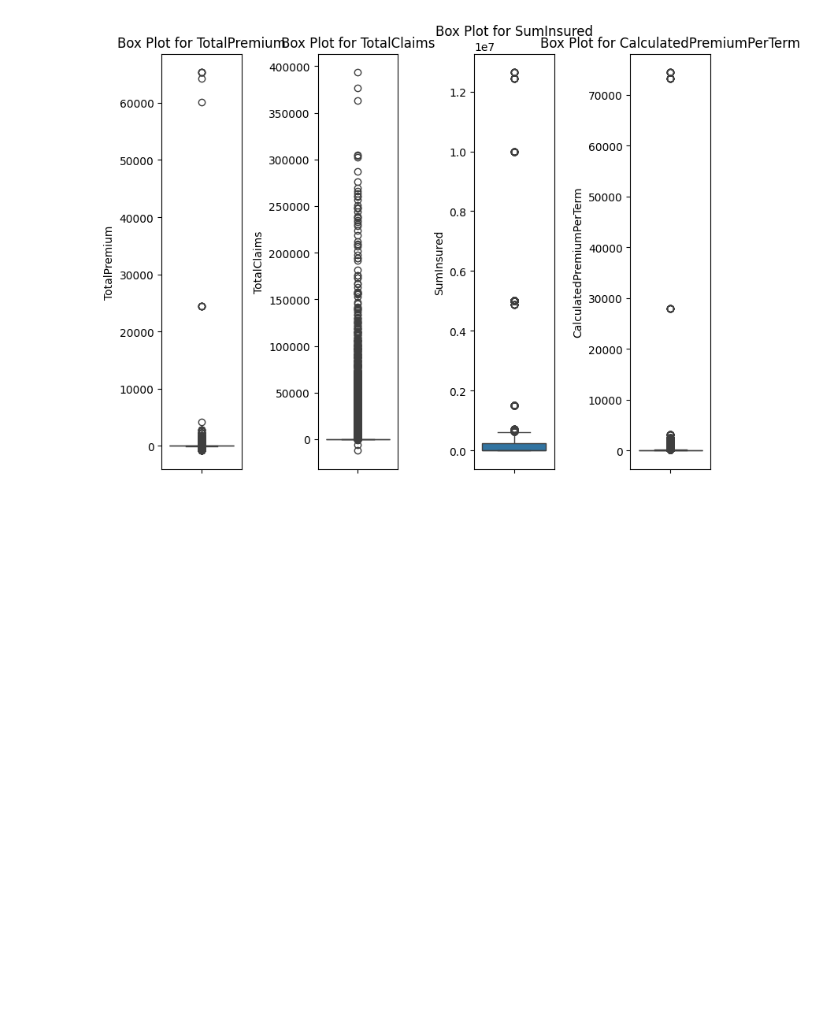
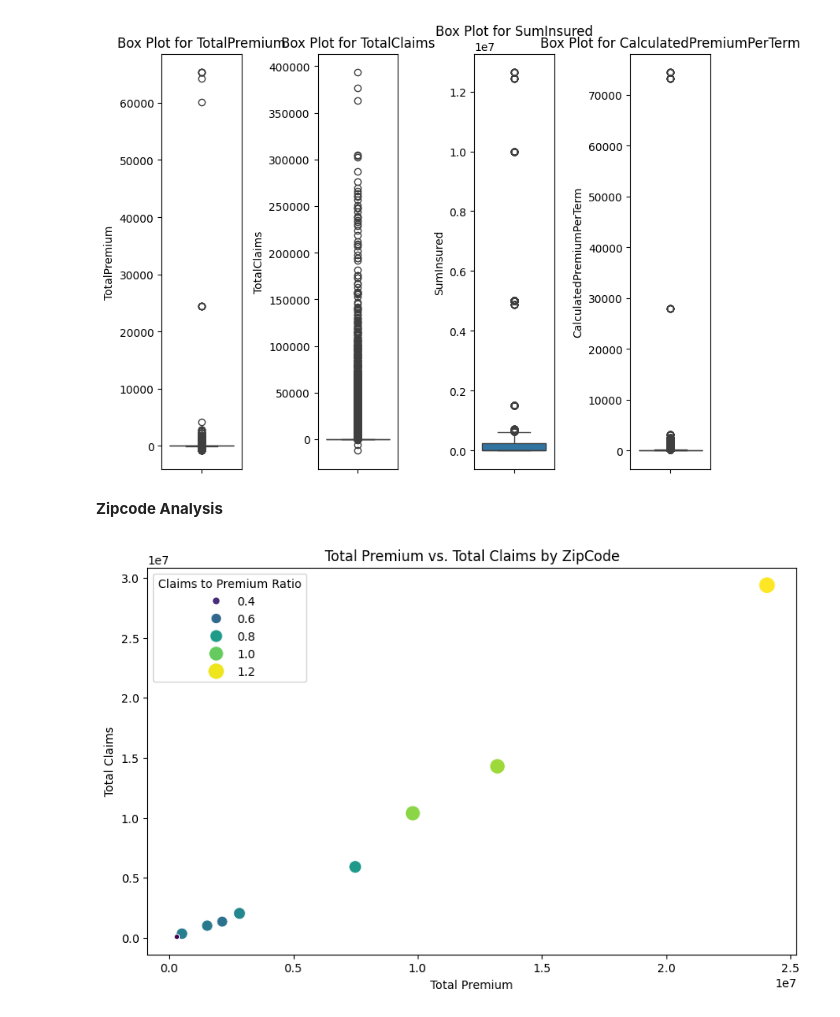
Before and after one commit to Amanzlastt/kifyaw3, a Jupyter notebook: notebooks/Eda.ipynb, the cells around one changed output. Saved outputs shown, nothing was run; the diff lists cells and outputs as text; code cells hidden in the pictures; blank space fills up the shorter version.

Commit message:
zip code analysis with ratio between total claims and total premiums

```diff
--- a/notebooks/Eda.ipynb
+++ b/notebooks/Eda.ipynb
@@ -280,3 +280,33 @@ plt.tight_layout() # Adjust subplot parameters for a tight layout
 plt.show()
 # %% [output]
 [figure]
+# %% [markdown]
+**Zipcode Analysis**
+# %%
+# Group data by ZipCode
+zipcode_analysis = df.groupby('Province').agg({
+    'TotalPremium': 'sum',
+    'TotalClaims': 'sum'
+}).reset_index()
+
+# Calculate claims-to-premium ratio
+zipcode_analysis['ClaimsToPremiumRatio'] = zipcode_analysis['TotalClaims'] / zipcode_analysis['TotalPremium']
+
+# Plot: Claims vs. Premiums by ZipCode
+plt.figure(figsize=(10, 6))
+sns.scatterplot(
+    data=zipcode_analysis,
+    x='TotalPremium',
+    y='TotalClaims',
+    hue='ClaimsToPremiumRatio',
+    palette='viridis',
+    size='ClaimsToPremiumRatio',
+    sizes=(20, 200)
+)
+plt.title('Total Premium vs. Total Claims by ZipCode')
+plt.xlabel('Total Premium')
+plt.ylabel('Total Claims')
+plt.legend(title='Claims to Premium Ratio')
+plt.show()
+# %% [output]
+[figure, added]
```
